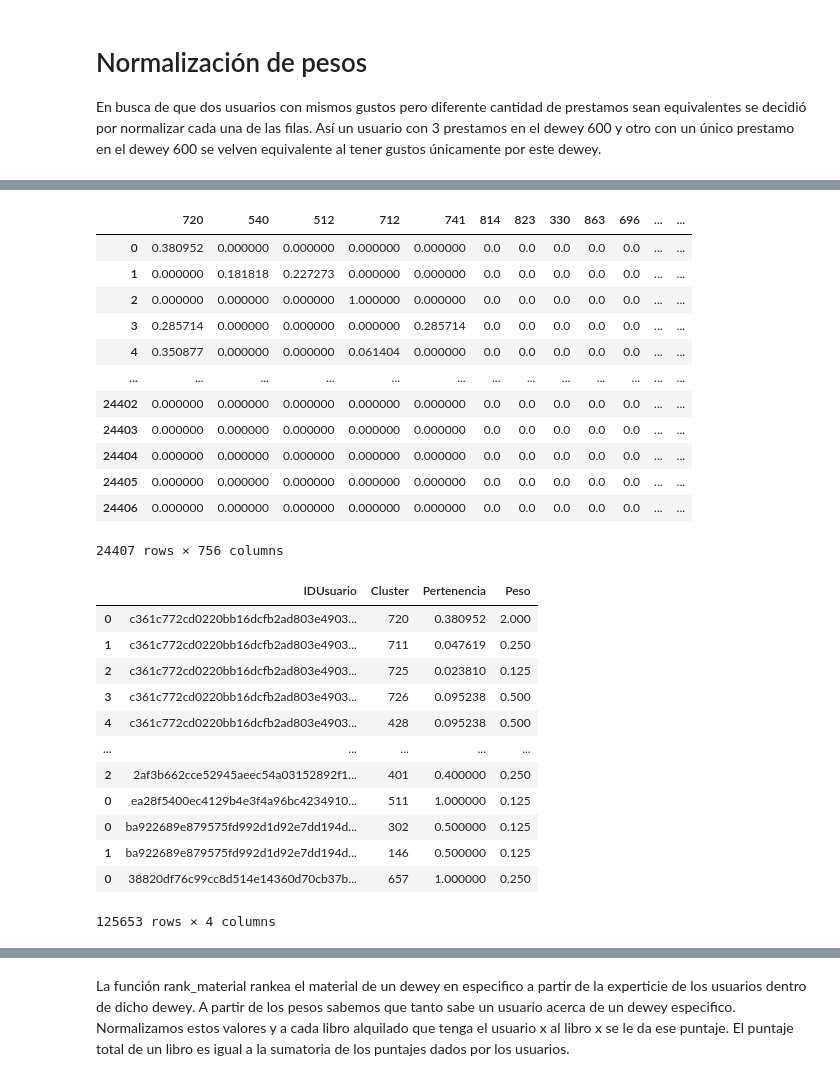
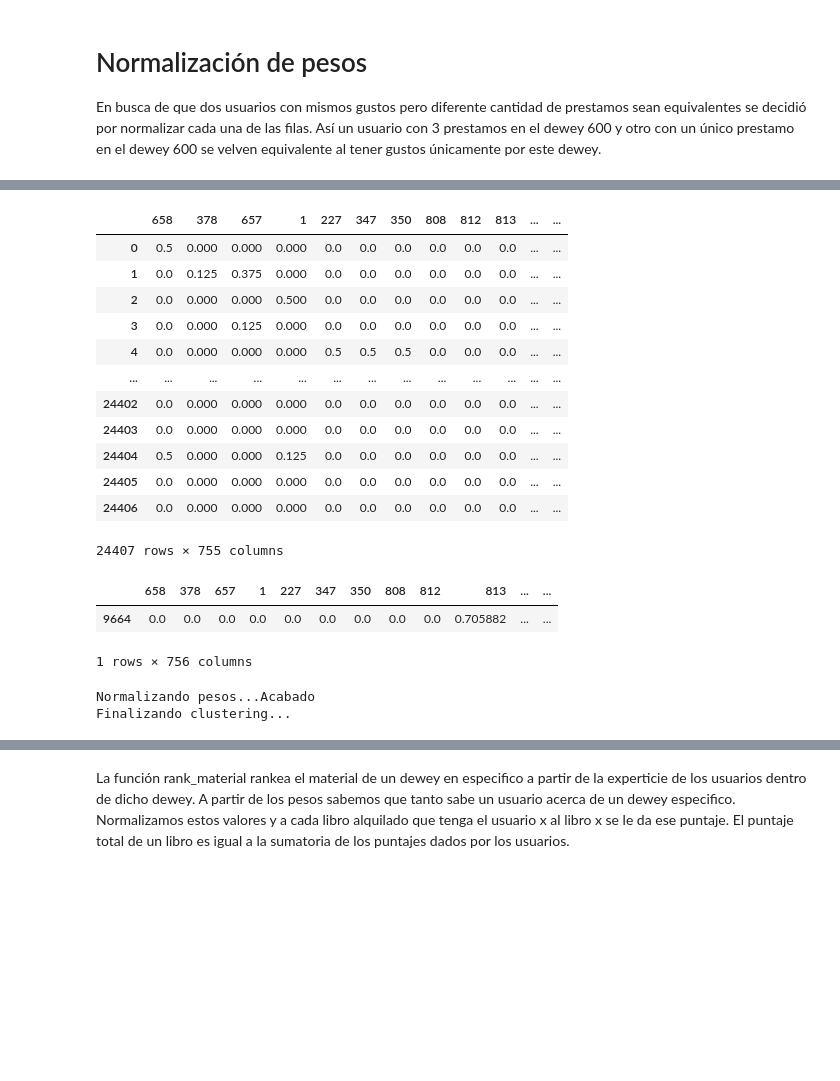
Before and after one commit to Johan-Ortegon-1/uaque, a Jupyter notebook: V2_Clustering_+_Recomendations/ClusteringYRecomendacionesDifusas.ipynb, the cells around one changed output, grey strips where cells are left out. Drawn from its saved outputs; the diff is of its cells as text; code cells hidden in the pictures; blank space fills up the shorter version.

```diff
--- a/V2_Clustering_+_Recomendations/ClusteringYRecomendacionesDifusas.ipynb
+++ b/V2_Clustering_+_Recomendations/ClusteringYRecomendacionesDifusas.ipynb
@@ -106,3 +204,3 @@ Importamos las tablas para agilizar el proceso
 # %%
-pesos_usuarios_unidad = pd.read_json('https://www.dropbox.com/s/oliptl0pv39bkjm/pesos_usuario_x_dewey_unidad.json?dl=1')
+pesos_usuarios_unidad = pd.read_json('https://www.dropbox.com/s/aitygqwn9q47rlg/pesos_usuario_x_dewey_unidad.json?dl=1')
 # %%
@@ -117,13 +215,17 @@ En busca de que dos usuarios con mismos gustos pero diferente cantidad de presta
     #Parámetros: pesos_usuario, representa la matriz dispersa que se va a normalizar.
     #{pesos_usuarios_unidad|pesos_usuarios_decena|pesos_usuarios_centena}
 def normalizar_pesos(pesos_usuario):
-
+    print("Normalizando pesos...Iniciando")
+    usuarios = pesos_usuario['IDUsuario']
+    pesos_usuario = pesos_usuario.apply(pd.to_numeric, errors='coerce').drop(["IDUsuario"],axis=1)
+    display(pesos_usuario)
     #Normalizamos por fila
-    sumatoria = pesos_usuario.sum(axis=1)
-    pesos_norm = pesos_usuario.div(sumatoria, axis=0).fillna(0)
+    sumatoria = pesos_usuario.max(axis=1)
+    pesos_norm = pesos_usuario.div(pesos_usuario.sum(axis=1), axis=0)
     pesos_norm_id = pesos_norm.copy()
     # a la tabla le agregamos la columna de IDUsuario para poder identificar que pesos son de cada usuario
     if len(pesos_norm_id) == len(join.IDUsuario.unique()):
-        pesos_norm_id['IDUsuario'] = join.IDUsuario.unique()
-
+        pesos_norm_id['IDUsuario'] = usuarios
+        display(pesos_norm_id.loc[pesos_norm_id["IDUsuario"] == "6466dbb15c41fdacb59eb1179817958de2c57191"])
+    print("Normalizando pesos...Acabado")
     return pesos_norm_id
@@ -172,14 +343,15 @@ Para la agrupación cada usuario podrá pertenecer a uno o mas deweys. Cada usua
 # %%
 #Esta función asocia una grado de pertenencia
 #Parámetros:
-    #df_pesos: matrix dispersa de pesos {pesos_usuarios_unidad|pesos_usuarios_decena|pesos_usuarios_centena}
+    #pesos_usuarios: matrix dispersa de pesos {pesos_usuarios_unidad|pesos_usuarios_decena|pesos_usuarios_centena}
     #nombre_archivo: nombre del archivo a exportar con la tabla de df_pertenencia
 #se crea la tabla df_pertenencia: describe la pertenecia de cada usuario a un cluster(dewey)
-def clustering(df_pesos, nombre_archivo):
+def clustering(pesos_usuarios):
+    print("Comenzando clustering...")
     #normalizamos los pesos
-    pesos_norm_id_unidad = normalizar_pesos(df_pesos)
+    pesos_norm_id_unidad = normalizar_pesos(pesos_usuarios)
     #ponemos el usuario a ambos dataframes
-    df_pesos["IDUsuario"] = pesos_norm_id_unidad["IDUsuario"]
+    pesos_usuarios["IDUsuario"] = pesos_norm_id_unidad["IDUsuario"]
     #Creamos la estructura del dataframe
     df_pertenencia = pd.DataFrame(columns = ['IDUsuario', 'Cluster', 'Pertenencia','Peso'])
     #iteramos por cada fila(usuario) del dataframe
@@ -188,7 +360,7 @@ def clustering(df_pesos, nombre_archivo):
         usuario = row["IDUsuario"]
         #Extraemos los pesos deiferentes de cero normalizados y sin normalizar
         usuario_limpio_norm = eliminar_cero(row["IDUsuario"], pesos_norm_id_unidad)
-        usuario_limpio_orig = eliminar_cero(row["IDUsuario"], df_pesos)
+        usuario_limpio_orig = eliminar_cero(row["IDUsuario"], pesos_usuarios)
         pertenecias = usuario_limpio_norm.drop(["IDUsuario"], axis=1).values
         pesos = usuario_limpio_orig.drop(["IDUsuario"], axis=1).values
         #los clusters son las columnas de estos dataframes
@@ -200,13 +372,9 @@ def clustering(df_pesos, nombre_archivo):
         fila = pd.DataFrame(data = {'IDUsuario': usuarios, 'Cluster': clusters
                                    , 'Pertenencia': pertenecias[0], 'Peso': pesos[0]})
         df_pertenencia = df_pertenencia.append(fila)
-    '''
-    ruta = r'C:/Users/johan/Desktop/GitKraken/DataOutOfGit/Limpieza/'
-    ruta = ruta + nombreArchivo
-    resultados.to_json(ruta)
-    '''
+    print("Finalizando clustering...")
     return df_pertenencia
 # %%
-pesos_clustering = clustering(pesos_usuarios_unidad, 'pesos_clustering_unidad.json')
-display(pesos_clustering)
+pesos_clustering_unidad = clustering(pesos_usuarios_unidad)
+display(pesos_clustering_unidad.head(3))
 # %% [output]
@@ -213,26 +383,18 @@ display(pesos_clustering)
-|  | 720 | 540 | 512 | 712 | 741 | 814 | 823 | 330 | 863 | 696 | ... | ... |
-| 0 | 0.380952 | 0.000000 | 0.000000 | 0.000000 | 0.000000 | 0.0 | 0.0 | 0.0 | 0.0 | 0.0 | ... | ... |
-| 1 | 0.000000 | 0.181818 | 0.227273 | 0.000000 | 0.000000 | 0.0 | 0.0 | 0.0 | 0.0 | 0.0 | ... | ... |
-| 2 | 0.000000 | 0.000000 | 0.000000 | 1.000000 | 0.000000 | 0.0 | 0.0 | 0.0 | 0.0 | 0.0 | ... | ... |
-| 3 | 0.285714 | 0.000000 | 0.000000 | 0.000000 | 0.285714 | 0.0 | 0.0 | 0.0 | 0.0 | 0.0 | ... | ... |
-| 4 | 0.350877 | 0.000000 | 0.000000 | 0.061404 | 0.000000 | 0.0 | 0.0 | 0.0 | 0.0 | 0.0 | ... | ... |
+|  | 658 | 378 | 657 | 1 | 227 | 347 | 350 | 808 | 812 | 813 | ... | ... |
+| 0 | 0.5 | 0.000 | 0.000 | 0.000 | 0.0 | 0.0 | 0.0 | 0.0 | 0.0 | 0.0 | ... | ... |
+| 1 | 0.0 | 0.125 | 0.375 | 0.000 | 0.0 | 0.0 | 0.0 | 0.0 | 0.0 | 0.0 | ... | ... |
+| 2 | 0.0 | 0.000 | 0.000 | 0.500 | 0.0 | 0.0 | 0.0 | 0.0 | 0.0 | 0.0 | ... | ... |
+| 3 | 0.0 | 0.000 | 0.125 | 0.000 | 0.0 | 0.0 | 0.0 | 0.0 | 0.0 | 0.0 | ... | ... |
+| 4 | 0.0 | 0.000 | 0.000 | 0.000 | 0.5 | 0.5 | 0.5 | 0.0 | 0.0 | 0.0 | ... | ... |
 | ... | ... | ... | ... | ... | ... | ... | ... | ... | ... | ... | ... | ... |
-| 24402 | 0.000000 | 0.000000 | 0.000000 | 0.000000 | 0.000000 | 0.0 | 0.0 | 0.0 | 0.0 | 0.0 | ... | ... |
-| 24403 | 0.000000 | 0.000000 | 0.000000 | 0.000000 | 0.000000 | 0.0 | 0.0 | 0.0 | 0.0 | 0.0 | ... | ... |
-| 24404 | 0.000000 | 0.000000 | 0.000000 | 0.000000 | 0.000000 | 0.0 | 0.0 | 0.0 | 0.0 | 0.0 | ... | ... |
-| 24405 | 0.000000 | 0.000000 | 0.000000 | 0.000000 | 0.000000 | 0.0 | 0.0 | 0.0 | 0.0 | 0.0 | ... | ... |
-| 24406 | 0.000000 | 0.000000 | 0.000000 | 0.000000 | 0.000000 | 0.0 | 0.0 | 0.0 | 0.0 | 0.0 | ... | ... |
+| 24402 | 0.0 | 0.000 | 0.000 | 0.000 | 0.0 | 0.0 | 0.0 | 0.0 | 0.0 | 0.0 | ... | ... |
+| 24403 | 0.0 | 0.000 | 0.000 | 0.000 | 0.0 | 0.0 | 0.0 | 0.0 | 0.0 | 0.0 | ... | ... |
+| 24404 | 0.5 | 0.000 | 0.000 | 0.125 | 0.0 | 0.0 | 0.0 | 0.0 | 0.0 | 0.0 | ... | ... |
+| 24405 | 0.0 | 0.000 | 0.000 | 0.000 | 0.0 | 0.0 | 0.0 | 0.0 | 0.0 | 0.0 | ... | ... |
+| 24406 | 0.0 | 0.000 | 0.000 | 0.000 | 0.0 | 0.0 | 0.0 | 0.0 | 0.0 | 0.0 | ... | ... |
-24407 rows × 756 columns
+24407 rows × 755 columns
-|  | IDUsuario | Cluster | Pertenencia | Peso |
-| 0 | c361c772cd0220bb16dcfb2ad803e4903... | 720 | 0.380952 | 2.000 |
-| 1 | c361c772cd0220bb16dcfb2ad803e4903... | 711 | 0.047619 | 0.250 |
-| 2 | c361c772cd0220bb16dcfb2ad803e4903... | 725 | 0.023810 | 0.125 |
-| 3 | c361c772cd0220bb16dcfb2ad803e4903... | 726 | 0.095238 | 0.500 |
-| 4 | c361c772cd0220bb16dcfb2ad803e4903... | 428 | 0.095238 | 0.500 |
-| ... | ... | ... | ... | ... |
-| 2 | 2af3b662cce52945aeec54a03152892f1... | 401 | 0.400000 | 0.250 |
-| 0 | ea28f5400ec4129b4e3f4a96bc4234910... | 511 | 1.000000 | 0.125 |
-| 0 | ba922689e879575fd992d1d92e7dd194d... | 302 | 0.500000 | 0.125 |
-| 1 | ba922689e879575fd992d1d92e7dd194d... | 146 | 0.500000 | 0.125 |
-| 0 | 38820df76c99cc8d514e14360d70cb37b... | 657 | 1.000000 | 0.250 |
+|  | 658 | 378 | 657 | 1 | 227 | 347 | 350 | 808 | 812 | 813 | ... | ... |
+| 9664 | 0.0 | 0.0 | 0.0 | 0.0 | 0.0 | 0.0 | 0.0 | 0.0 | 0.0 | 0.705882 | ... | ... |
-125653 rows × 4 columns
+1 rows × 756 columns
+Normalizando pesos...Acabado
+Finalizando clustering...
```
Also changed, not shown: parts of 44 cells of this notebook.
